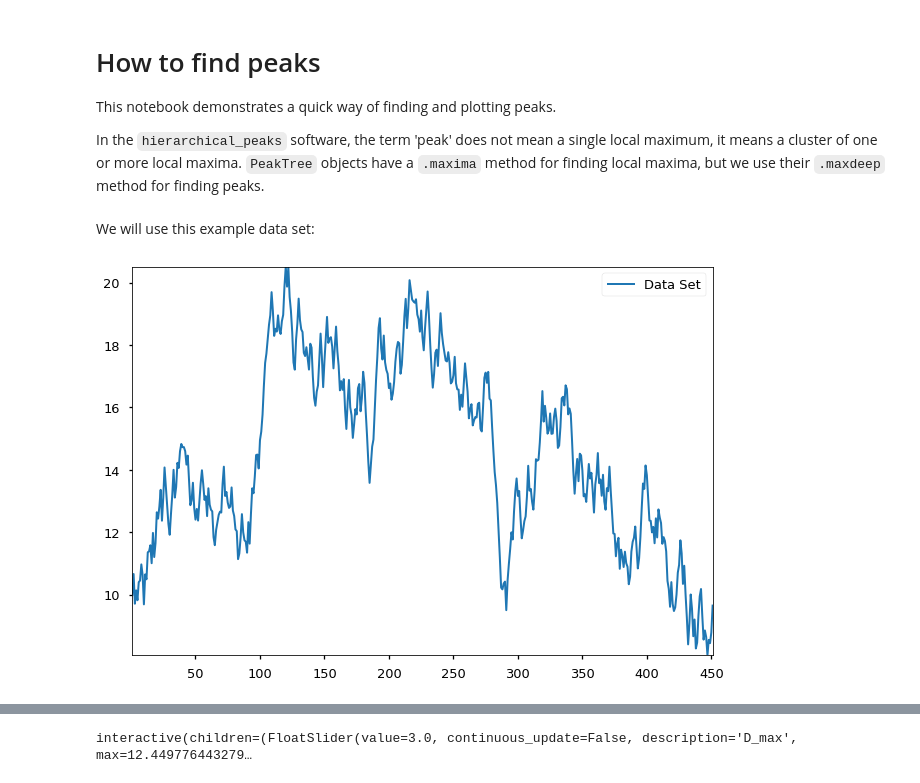
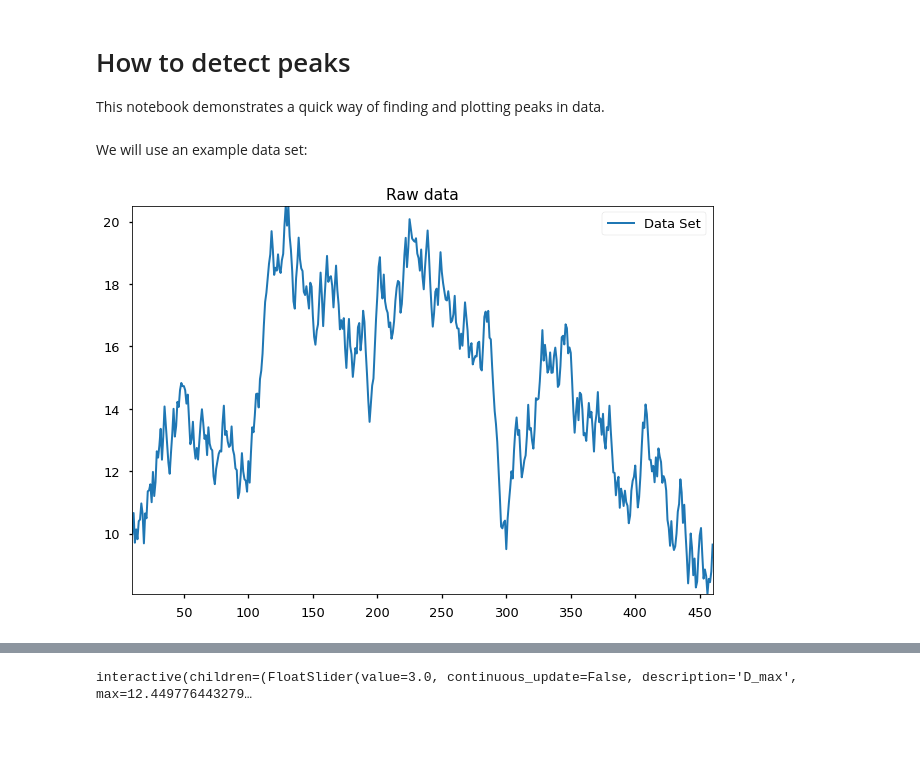
Before and after one commit to eivindtostesen/hierarchical_peak_finding, a Jupyter notebook: How_to_find_peaks.ipynb, the cells around one changed output, grey strips where cells are left out. Drawn from its saved outputs; the diff is of its cells as text; code cells hidden in the pictures; blank space fills up the shorter version.

Commit message:
Update How_to_find_peaks.ipynb
Crowns filled with gold

```diff
--- a/How_to_find_peaks.ipynb
+++ b/How_to_find_peaks.ipynb
@@ -1,6 +1,4 @@
 # %% [markdown]
-# How to find peaks
-This notebook demonstrates a quick way of finding and plotting peaks.
-
-In the `hierarchical_peaks` software, the term 'peak' does not mean a single local maximum, it means a cluster of one or more local maxima. `PeakTree` objects have a `.maxima` method for finding local maxima, but we use their `.maxdeep` method for finding peaks.
+# How to detect peaks
+This notebook demonstrates a quick way of finding and plotting peaks in data.
 # %%
@@ -17,21 +17,22 @@ import hierarchical_peaks as hip
 %matplotlib inline
 plt.style.use('seaborn-talk')
 # %% [markdown]
-We will use this example data set:
+We will use an example data set:
 # %%
+random.seed(a="It's...") # ref. Monty Python
+
 # Generate a synthetic data set (X, Y):
 
-random.seed(a="It's...") # ref. Monty Python
-
-X, Y = zip(*enumerate(accumulate((random.uniform(-1, 1) for n in range(450)), initial=10), start=1))
+X, Y = zip(*enumerate(accumulate((random.uniform(-1, 1) for n in range(450)), initial=10), start=10))
 
 
-# plot to show all the rich peaks:
+# plot to show the peaks that we are up against:
 
 fig, ax = plt.subplots()
 ax.set_xlim([min(X),max(X)])
 ax.set_ylim([min(Y),max(Y)])
+ax.set_title("Raw data")
 ax.plot(X, Y, lw=2, c="C0", label="Data Set")
 ax.legend();
 # %% [output]
-[figure, old version]
+[figure, new version]
```
Also changed, not shown: parts of 30 cells of this notebook.
